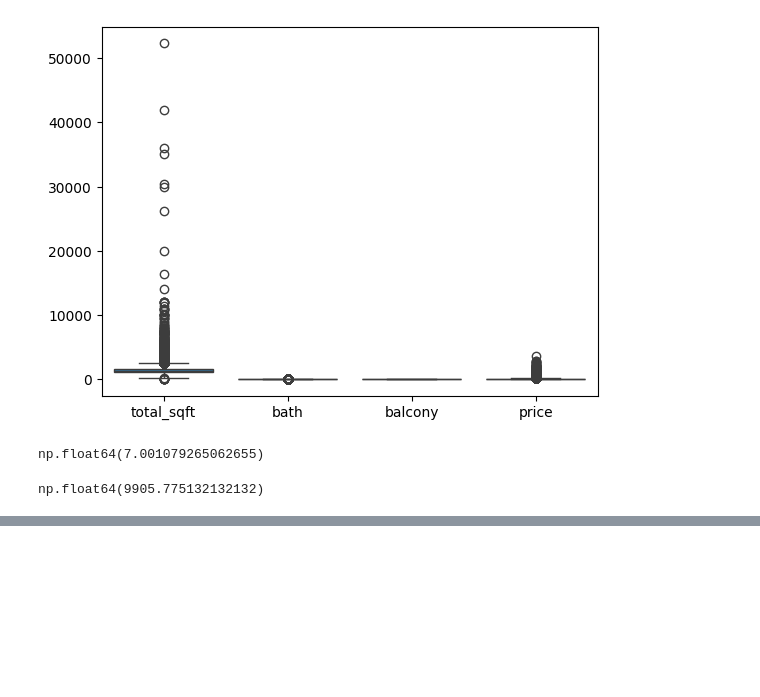
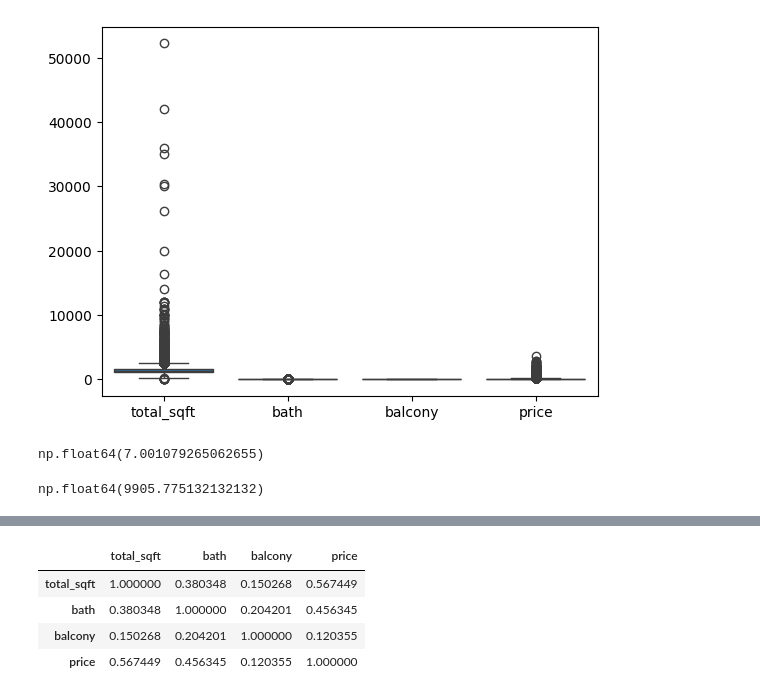
Before and after one commit to soumya-569/ML-Projects, a Jupyter notebook: Streamlit Apps/Bangalore Housing Price App/test.ipynb, the cells around one changed output, grey strips where cells are left out. Drawn from its saved outputs; the diff is of its cells as text; code cells hidden in the pictures; blank space fills up the shorter version.

```diff
--- a/Streamlit Apps/Bangalore Housing Price App/test.ipynb
+++ b/Streamlit Apps/Bangalore Housing Price App/test.ipynb
@@ -104,0 +129,8 @@ np.float64(9905.775132132132)
+# %%
+df.corr(numeric_only=True)
+# %% [output]
+|  | total_sqft | bath | balcony | price |
+| total_sqft | 1.000000 | 0.380348 | 0.150268 | 0.567449 |
+| bath | 0.380348 | 1.000000 | 0.204201 | 0.456345 |
+| balcony | 0.150268 | 0.204201 | 1.000000 | 0.120355 |
+| price | 0.567449 | 0.456345 | 0.120355 | 1.000000 |
```
Also changed, not shown: parts of 4 cells of this notebook, 3 other files.
